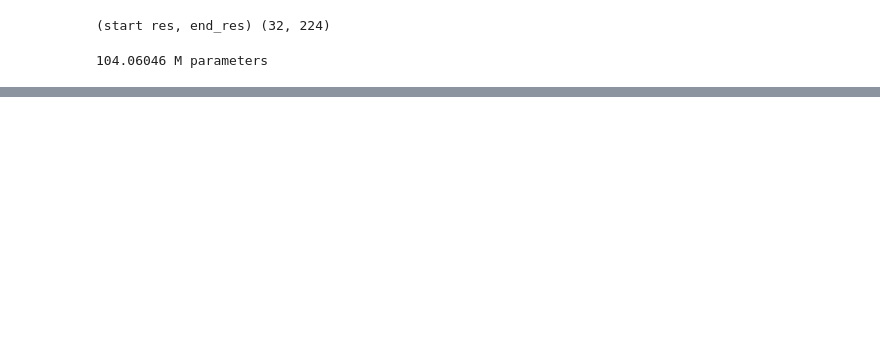
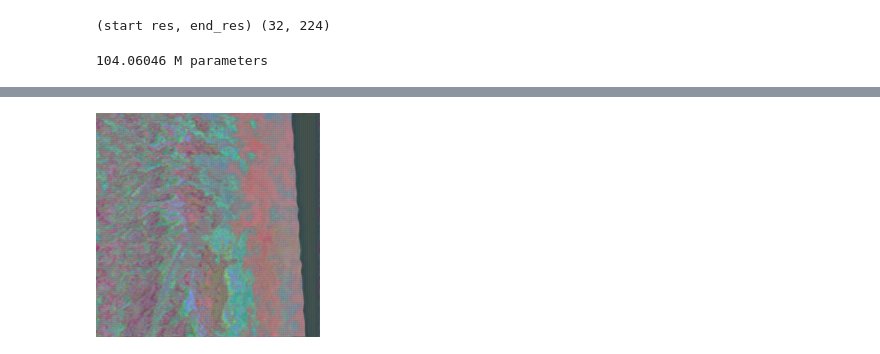
Before and after one commit to danjacobellis/autocodec, a Jupyter notebook: train/aviris_f2c28.ipynb, the cells around one changed output, grey strips where cells are left out. Cells and saved outputs as stored; diff of their text form; code cells hidden in the pictures; blank space fills up the shorter version.

```diff
--- a/train/aviris_f2c28.ipynb
+++ b/train/aviris_f2c28.ipynb
@@ -165,0 +179,4 @@ torch.save({
+# %%
+with torch.no_grad():
+    x_hat = model.decode(latent)
+    x_hat = x_hat.clamp(-1,1)
@@ -165,0 +193,4 @@ torch.save({
+# %%
+to_pil_image(x_hat[1,:3]/2+0.5)
+# %% [output]
+[figure, added]
```
Also changed, not shown: parts of 6 cells of this notebook.
